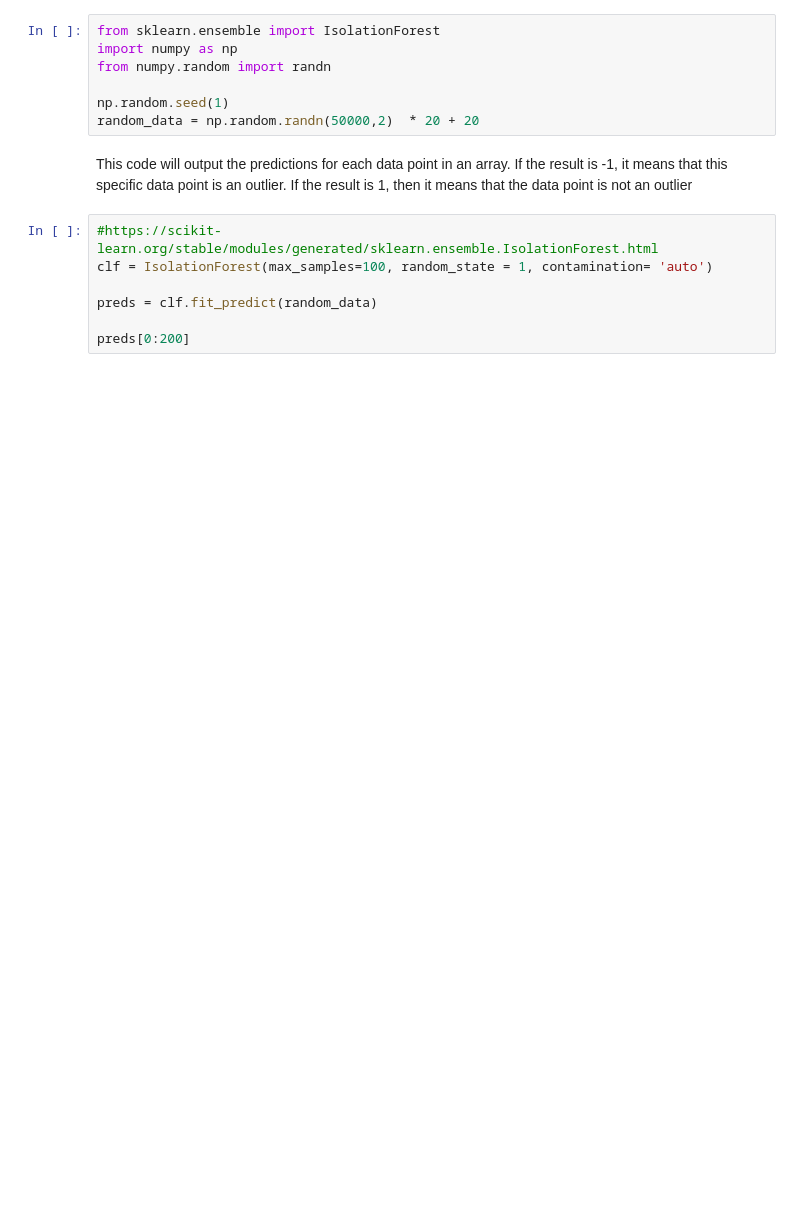
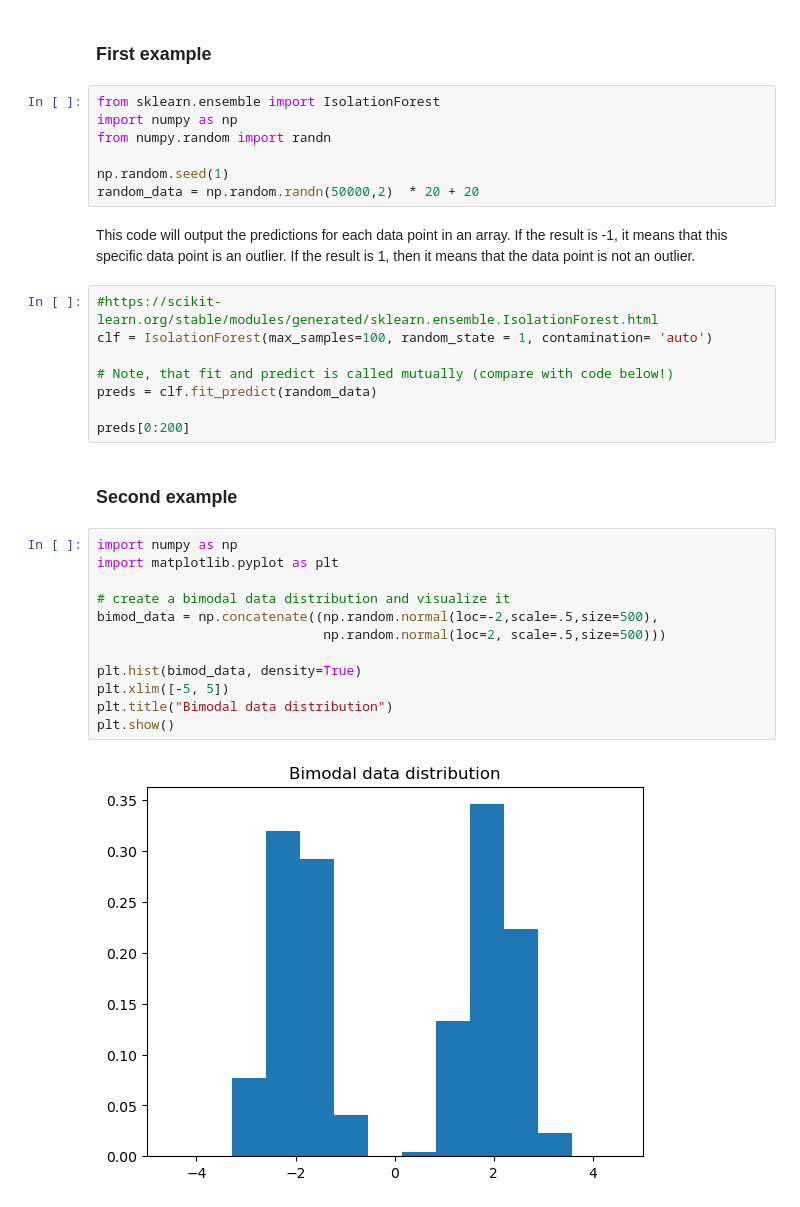
Before and after one commit to gheisenberg/AML, a Jupyter notebook: Ex4.Isolation_Forest.ipynb, the cells around one changed output. Cells and saved outputs as stored; diff of their text form; blank space fills up the shorter version.

Commit message:
newly created example with bimodal data distribution

```diff
--- a/Ex4.Isolation_Forest.ipynb
+++ b/Ex4.Isolation_Forest.ipynb
@@ -43,6 +43,8 @@ This should be done by using markdown.<br>
 4. take the three data sets from exercize 1 and apply the isolation forest to them.
 5. implement an appropriate visualisation (chart) that renders the result (anomaly={yes,no}) for every data point TOGETHER with the original data point in your data set.
 -----------------------------------------------------------------------------------
+# %% [markdown]
+### First example
 # %%
 from sklearn.ensemble import IsolationForest
 import numpy as np
@@ -51,11 +53,28 @@ from numpy.random import randn
 np.random.seed(1)
 random_data = np.random.randn(50000,2)  * 20 + 20
 # %% [markdown]
-This code will output the predictions for each data point in an array. If the result is -1, it means that this specific data point is an outlier. If the result is 1, then it means that the data point is not an outlier
+This code will output the predictions for each data point in an array. If the result is -1, it means that this specific data point is an outlier. If the result is 1, then it means that the data point is not an outlier.
 # %%
 #https://scikit-learn.org/stable/modules/generated/sklearn.ensemble.IsolationForest.html
 clf = IsolationForest(max_samples=100, random_state = 1, contamination= 'auto')
 
+# Note, that fit and predict is called mutually (compare with code below!)
 preds = clf.fit_predict(random_data)
 
 preds[0:200]
+# %% [markdown]
+### Second example
+# %%
+import numpy as np
+import matplotlib.pyplot as plt
+
+# create a bimodal data distribution and visualize it
+bimod_data = np.concatenate((np.random.normal(loc=-2,scale=.5,size=500),
+                             np.random.normal(loc=2, scale=.5,size=500)))
+
+plt.hist(bimod_data, density=True)
+plt.xlim([-5, 5])
+plt.title("Bimodal data distribution")
+plt.show()
+# %% [output]
+[figure, added]
```
Also changed, not shown: parts of 2 cells of this notebook.
